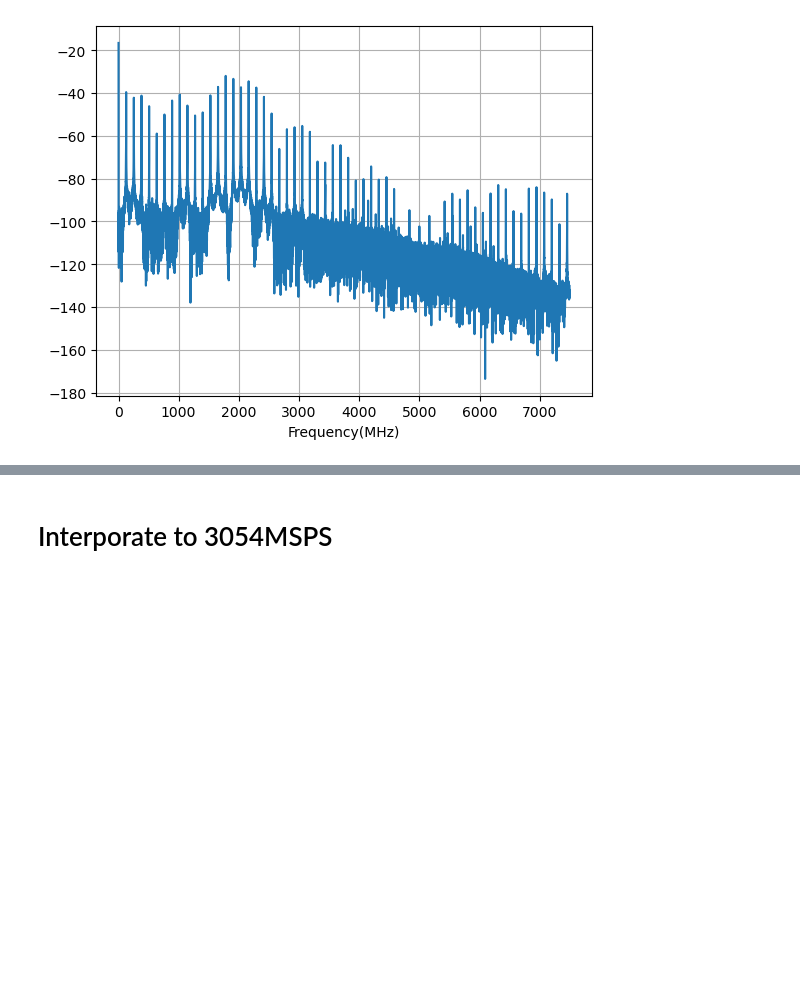
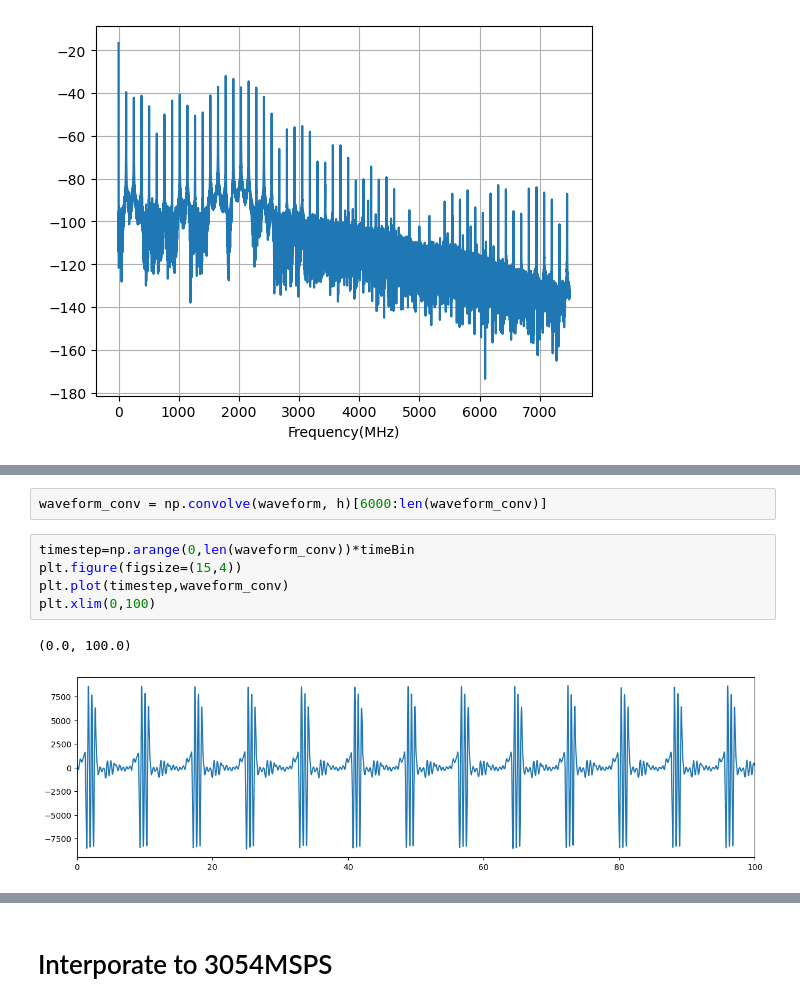
Before and after one commit to slaclab/kek-bpm-rfsoc-dev, a Jupyter notebook: software/notebooks/DiodeWaveform.ipynb, the cells around one changed output, grey strips where cells are left out. Cells and saved outputs as stored; diff of their text form; blank space fills up the shorter version.

```diff
--- a/software/notebooks/DiodeWaveform.ipynb
+++ b/software/notebooks/DiodeWaveform.ipynb
@@ -39,0 +44,10 @@ plt.grid()
+# %%
+waveform_conv = np.convolve(waveform, h)[6000:len(waveform_conv)]
+# %%
+timestep=np.arange(0,len(waveform_conv))*timeBin
+plt.figure(figsize=(15,4))
+plt.plot(timestep,waveform_conv)
+plt.xlim(0,100)
+# %% [output]
+(0.0, 100.0)
+[figure, added]
```
Also changed, not shown: parts of 12 cells of this notebook.
